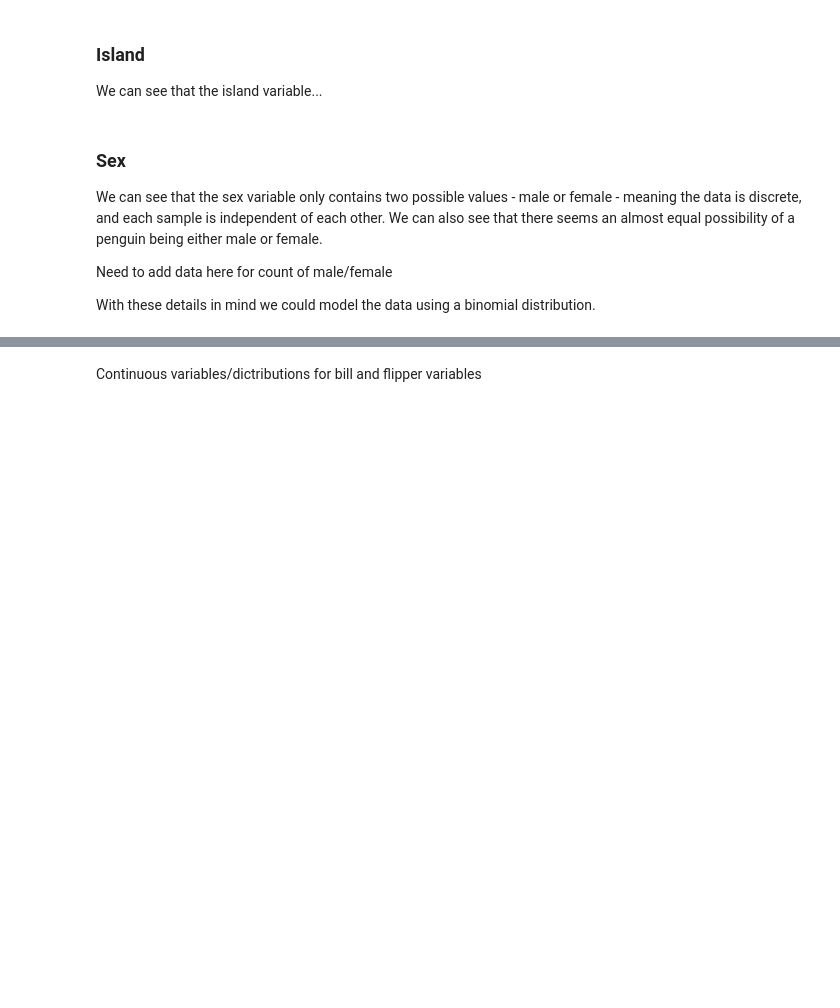
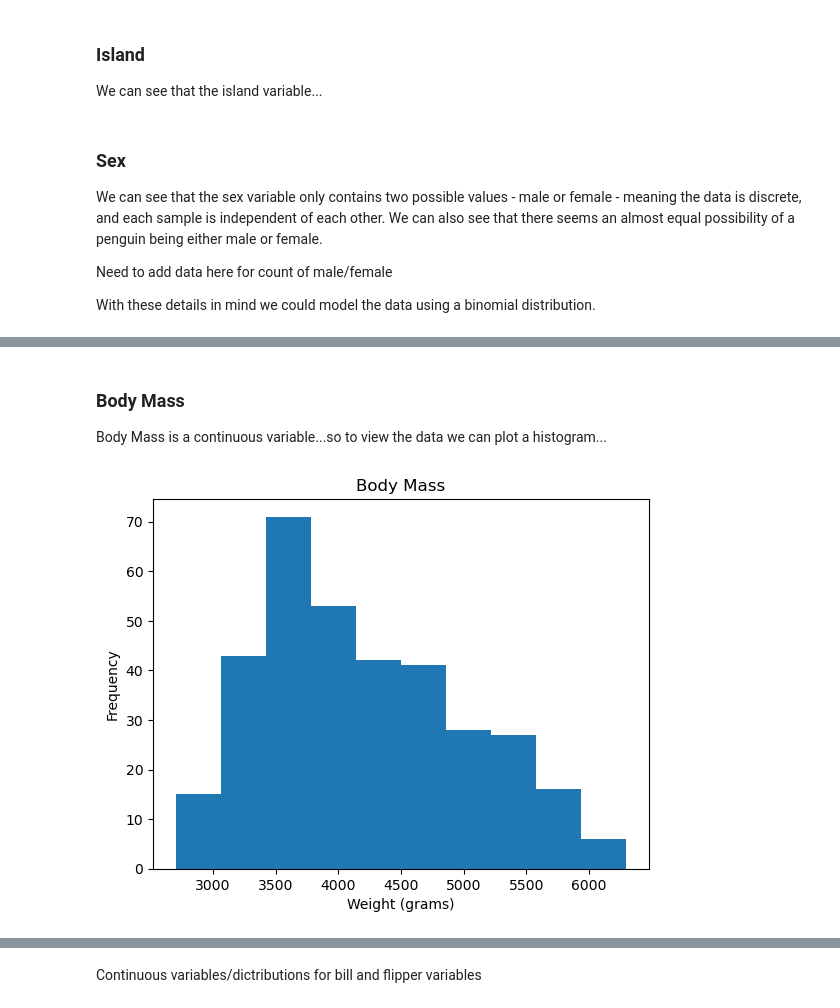
Before and after one commit to PeeBs68/fund_da, a Jupyter notebook: tasks.ipynb, the cells around one changed output, grey strips where cells are left out. Cells and saved outputs as stored; diff of their text form; code cells hidden in the pictures; blank space fills up the shorter version.

```diff
--- a/tasks.ipynb
+++ b/tasks.ipynb
@@ -224,0 +225,25 @@ Number of females = 4978
+# %% [markdown]
+### Body Mass
+
+Body Mass is a continuous variable...so to view the data we can plot a histogram...
+# %%
+# Histogram code
+import matplotlib.pyplot as plt
+
+#Create a list just for Body Mass and generate a histogram
+body_mass_l = []
+for x in df['body_mass_g']:
+    body_mass_l.append(x)
+
+body_mass_l
+
+#Sort the list before creating the histogram
+body_mass_l.sort()
+#Add title and labels
+plt.title("Body Mass")
+plt.xlabel("Weight (grams)")
+plt.ylabel("Frequency")
+plt.hist(body_mass_l)
+plt.show()
+# %% [output]
+[figure, added]
```
Also changed, not shown: parts of 3 cells of this notebook.
